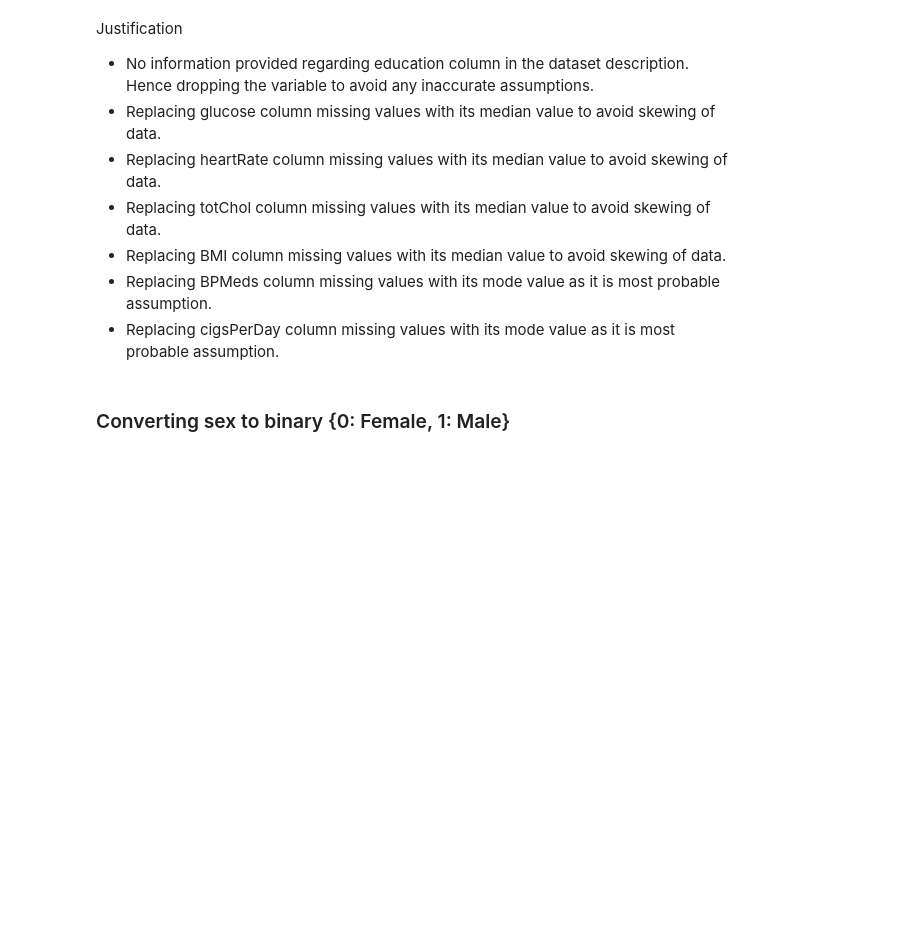
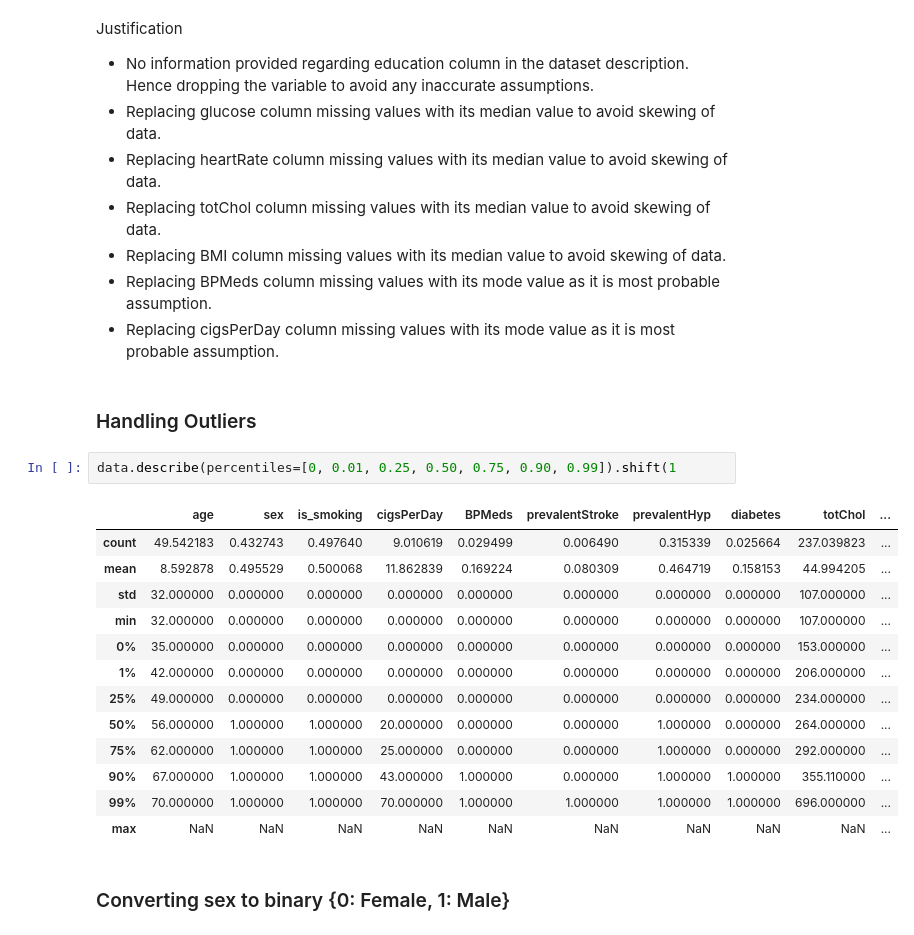
Before and after one commit to shubhamwankar/heart-disease-prediction, a Jupyter notebook: Heart Disease Risk Prediction.ipynb, the cells around one changed output. Saved outputs shown, nothing was run; the diff lists cells and outputs as text; blank space fills up the shorter version.

```diff
--- a/Heart Disease Risk Prediction.ipynb
+++ b/Heart Disease Risk Prediction.ipynb
@@ -453,6 +468,24 @@ Justification
 - Replacing BMI column missing values with its median value to avoid skewing of data.
 - Replacing BPMeds column missing values with its mode value as it is most probable assumption.
 - Replacing cigsPerDay column missing values with its mode value as it is most probable assumption.
+# %% [markdown]
+### Handling Outliers
+# %%
+data.describe(percentiles=[0, 0.01, 0.25, 0.50, 0.75, 0.90, 0.99]).shift(1
+# %% [output]
+|  | age | sex | is_smoking | cigsPerDay | BPMeds | prevalentStroke | prevalentHyp | diabetes | totChol | ... |
+| count | 49.542183 | 0.432743 | 0.497640 | 9.010619 | 0.029499 | 0.006490 | 0.315339 | 0.025664 | 237.039823 | ... |
+| mean | 8.592878 | 0.495529 | 0.500068 | 11.862839 | 0.169224 | 0.080309 | 0.464719 | 0.158153 | 44.994205 | ... |
+| std | 32.000000 | 0.000000 | 0.000000 | 0.000000 | 0.000000 | 0.000000 | 0.000000 | 0.000000 | 107.000000 | ... |
+| min | 32.000000 | 0.000000 | 0.000000 | 0.000000 | 0.000000 | 0.000000 | 0.000000 | 0.000000 | 107.000000 | ... |
+| 0% | 35.000000 | 0.000000 | 0.000000 | 0.000000 | 0.000000 | 0.000000 | 0.000000 | 0.000000 | 153.000000 | ... |
+| 1% | 42.000000 | 0.000000 | 0.000000 | 0.000000 | 0.000000 | 0.000000 | 0.000000 | 0.000000 | 206.000000 | ... |
+| 25% | 49.000000 | 0.000000 | 0.000000 | 0.000000 | 0.000000 | 0.000000 | 0.000000 | 0.000000 | 234.000000 | ... |
+| 50% | 56.000000 | 1.000000 | 1.000000 | 20.000000 | 0.000000 | 0.000000 | 1.000000 | 0.000000 | 264.000000 | ... |
+| 75% | 62.000000 | 1.000000 | 1.000000 | 25.000000 | 0.000000 | 0.000000 | 1.000000 | 0.000000 | 292.000000 | ... |
+| 90% | 67.000000 | 1.000000 | 1.000000 | 43.000000 | 1.000000 | 0.000000 | 1.000000 | 1.000000 | 355.110000 | ... |
+| 99% | 70.000000 | 1.000000 | 1.000000 | 70.000000 | 1.000000 | 1.000000 | 1.000000 | 1.000000 | 696.000000 | ... |
+| max | NaN | NaN | NaN | NaN | NaN | NaN | NaN | NaN | NaN | ... |
 # %% [markdown]
 ### Converting sex to binary {0: Female, 1: Male}
 # %%
```
Also changed, not shown: parts of 4 cells of this notebook.
